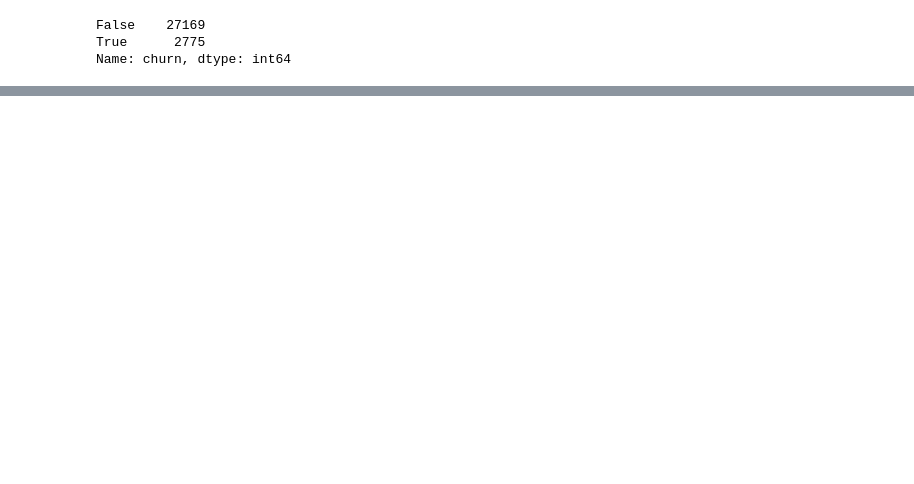
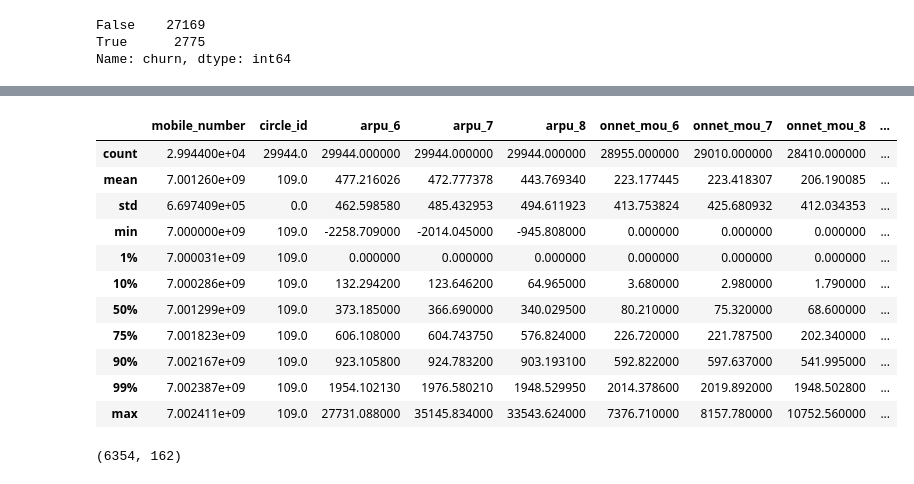
Before and after one commit to hashtaghacker/telecom_churn_pca, a Jupyter notebook: telecom.ipynb, the cells around one changed output, grey strips where cells are left out. Cells and saved outputs as stored; diff of their text form; code cells hidden in the pictures; blank space fills up the shorter version.

```diff
--- a/telecom.ipynb
+++ b/telecom.ipynb
@@ -71,0 +153,3 @@ Name: churn, dtype: int64
+# %%
+telecom = telecom.drop(['loc_og_t2o_mou', 'std_og_t2o_mou', 'loc_ic_t2o_mou', 'std_og_t2c_mou_6', 'std_og_t2c_mou_7', 'std_og_t2c_mou_8', 'std_ic_t2o_mou_6', 'std_ic_t2o_mou_7', 'std_ic_t2o_mou_8', 'night_pck_user_6', 'night_pck_user_7', 'night_pck_user_8'], axis=1)
+telecom.shape
@@ -71,0 +178,20 @@ Name: churn, dtype: int64
+# %%
+telecom.describe(percentiles=[0.01, 0.1, 0.5, 0.75, 0.9, 0.99])
+# %% [output]
+|  | mobile_number | circle_id | arpu_6 | arpu_7 | arpu_8 | onnet_mou_6 | onnet_mou_7 | onnet_mou_8 | ... |
+| count | 2.994400e+04 | 29944.0 | 29944.000000 | 29944.000000 | 29944.000000 | 28955.000000 | 29010.000000 | 28410.000000 | ... |
+| mean | 7.001260e+09 | 109.0 | 477.216026 | 472.777378 | 443.769340 | 223.177445 | 223.418307 | 206.190085 | ... |
+| std | 6.697409e+05 | 0.0 | 462.598580 | 485.432953 | 494.611923 | 413.753824 | 425.680932 | 412.034353 | ... |
+| min | 7.000000e+09 | 109.0 | -2258.709000 | -2014.045000 | -945.808000 | 0.000000 | 0.000000 | 0.000000 | ... |
+| 1% | 7.000031e+09 | 109.0 | 0.000000 | 0.000000 | 0.000000 | 0.000000 | 0.000000 | 0.000000 | ... |
+| 10% | 7.000286e+09 | 109.0 | 132.294200 | 123.646200 | 64.965000 | 3.680000 | 2.980000 | 1.790000 | ... |
+| 50% | 7.001299e+09 | 109.0 | 373.185000 | 366.690000 | 340.029500 | 80.210000 | 75.320000 | 68.600000 | ... |
+| 75% | 7.001823e+09 | 109.0 | 606.108000 | 604.743750 | 576.824000 | 226.720000 | 221.787500 | 202.340000 | ... |
+| 90% | 7.002167e+09 | 109.0 | 923.105800 | 924.783200 | 903.193100 | 592.822000 | 597.637000 | 541.995000 | ... |
+| 99% | 7.002387e+09 | 109.0 | 1954.102130 | 1976.580210 | 1948.529950 | 2014.378600 | 2019.892000 | 1948.502800 | ... |
+| max | 7.002411e+09 | 109.0 | 27731.088000 | 35145.834000 | 33543.624000 | 7376.710000 | 8157.780000 | 10752.560000 | ... |
+# %%
+telecom = telecom.dropna(axis='rows', how='any')
+telecom.shape
+# %% [output]
+(6354, 162)
```
Also changed, not shown: parts of 13 cells of this notebook.
